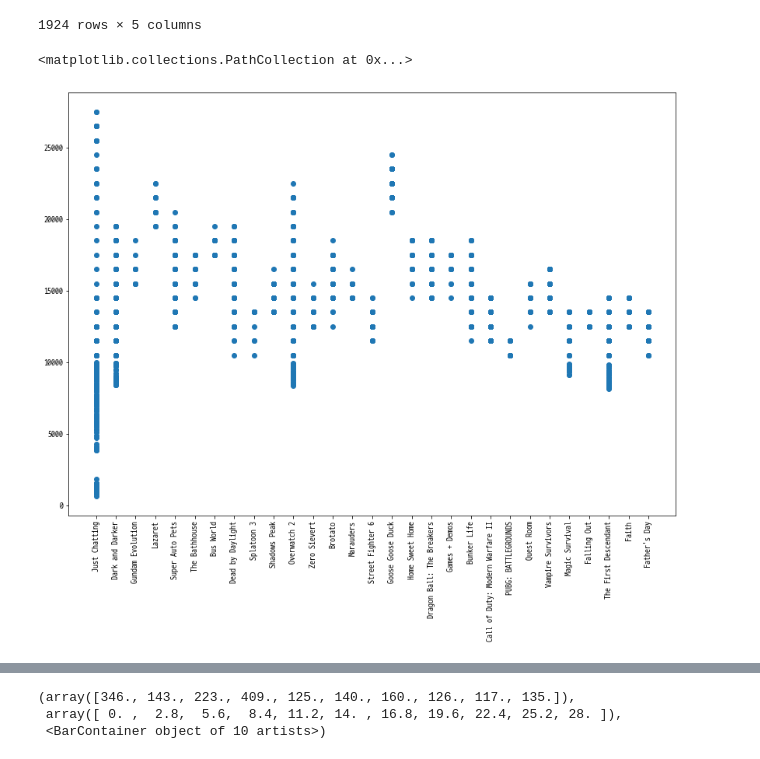
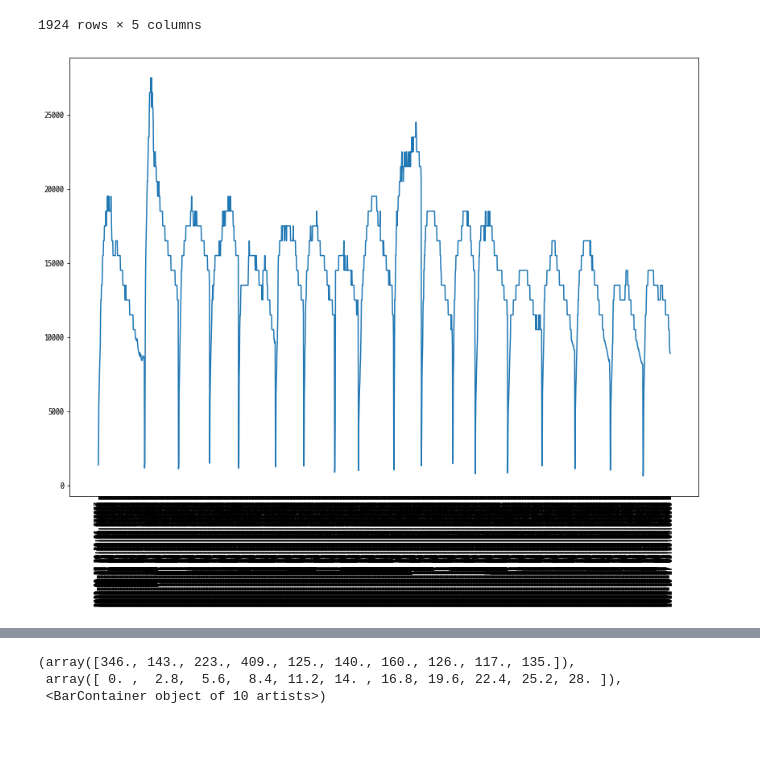
Before and after one commit to saparian0304/tjoeunacademy_test, a Jupyter notebook: jupyter/데이터분석프로젝트/연습/분석 연습.ipynb, the cells around one changed output, grey strips where cells are left out. Drawn from its saved outputs; the diff is of its cells as text; code cells hidden in the pictures.

```diff
--- a/jupyter/데이터분석프로젝트/연습/분석 연습.ipynb
+++ b/jupyter/데이터분석프로젝트/연습/분석 연습.ipynb
@@ -173,9 +193,10 @@ df_p
 | 420906 | 풍월량 (hanryang1125) | 풍월량 | 8896 | Just Chatting | 2022-10-27 03:40:04.079967 |
 1924 rows × 5 columns
 # %%
+# 시간에 따른 시청자수 변화
 plt.figure(figsize=(14,10))
 plt.xticks(rotation="vertical")
-plt.scatter(df_p['카테고리'], df_p['시청자수'])
+plt.plot(df_p['일시'], df_p['시청자수'])
+plt.show()
 # %% [output]
-<matplotlib.collections.PathCollection at 0x...>
-[figure, old version]
+[figure, new version]
```
Also changed, not shown: parts of 6 cells of this notebook, 10 other files.
